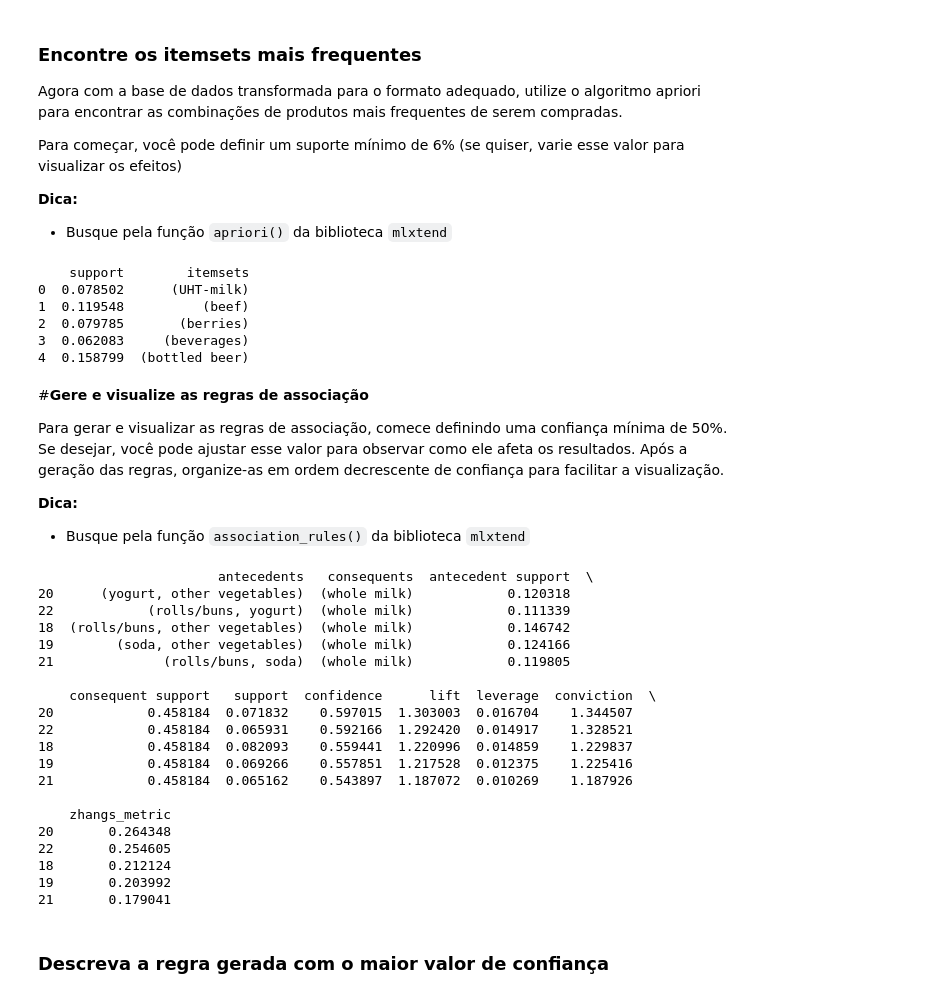
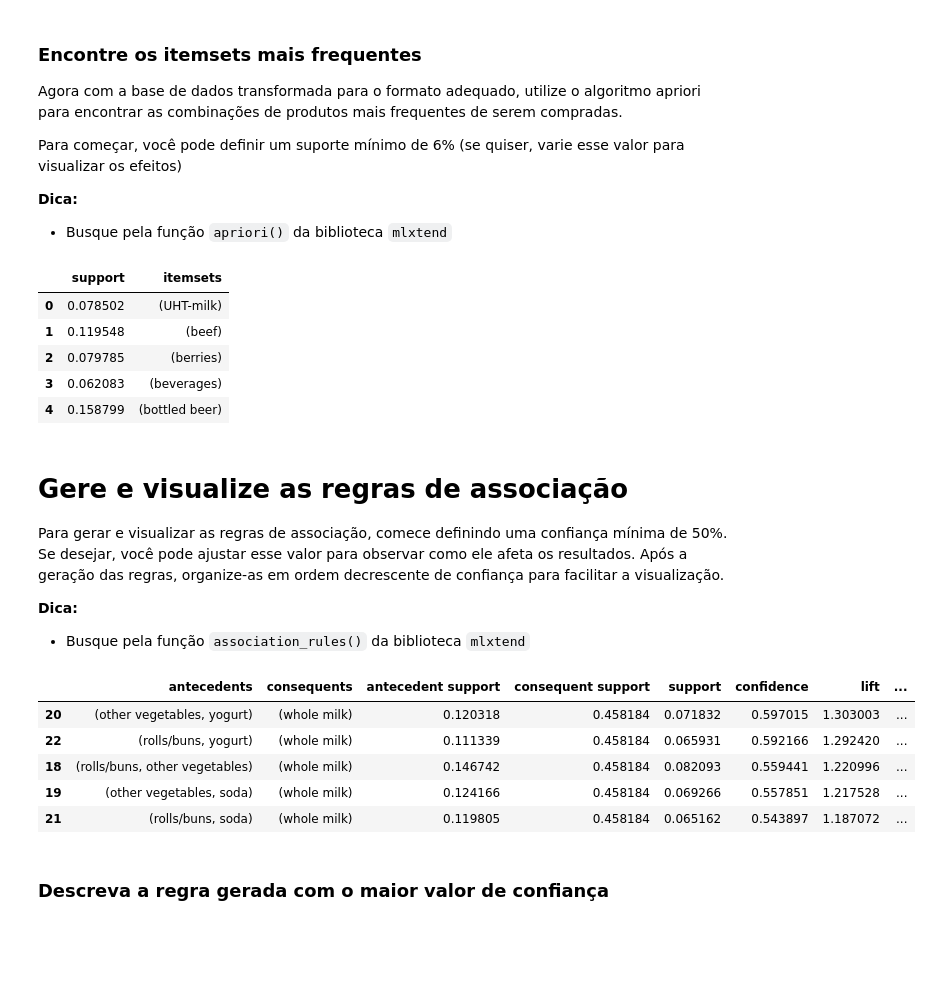
Before and after one commit to Mr-Barros/ENG4502, a Jupyter notebook: Assignment4/Notebook_RegrasAssociação.ipynb, the cells around one changed output. Drawn from its saved outputs; the diff is of its cells as text; code cells hidden in the pictures; blank space fills up the shorter version.

```diff
--- a/Assignment4/Notebook_RegrasAssociação.ipynb
+++ b/Assignment4/Notebook_RegrasAssociação.ipynb
@@ -123,16 +120,16 @@ Para começar, você pode definir um suporte mínimo de 6% (se quiser, varie ess
 # %%
 frequent_itemsets = apriori(df_binary, min_support=0.06, use_colnames=True)
 
-print(frequent_itemsets.head())
+frequent_itemsets.head()
 # %% [output]
-    support        itemsets
-0  0.078502      (UHT-milk)
-1  0.119548          (beef)
-2  0.079785       (berries)
-3  0.062083     (beverages)
-4  0.158799  (bottled beer)
+|  | support | itemsets |
+| 0 | 0.078502 | (UHT-milk) |
+| 1 | 0.119548 | (beef) |
+| 2 | 0.079785 | (berries) |
+| 3 | 0.062083 | (beverages) |
+| 4 | 0.158799 | (bottled beer) |
 # %% [markdown]
-#**Gere e visualize as regras de associação**
+# **Gere e visualize as regras de associação**
 
 Para gerar e visualizar as regras de associação, comece definindo uma confiança mínima de 50%. Se desejar, você pode ajustar esse valor para observar como ele afeta os resultados. Após a geração das regras, organize-as em ordem decrescente de confiança para facilitar a visualização.
 
@@ -142,30 +139,16 @@ Para gerar e visualizar as regras de associação, comece definindo uma confian
 # %%
 rules = association_rules(frequent_itemsets, metric="confidence", min_threshold=0.5)
 
 rules_sorted = rules.sort_values(by="confidence", ascending=False)
 
-print(rules_sorted.head())
+rules_sorted.head()
 # %% [output]
-                       antecedents   consequents  antecedent support  \
-20      (yogurt, other vegetables)  (whole milk)            0.120318
-22            (rolls/buns, yogurt)  (whole milk)            0.111339
-18  (rolls/buns, other vegetables)  (whole milk)            0.146742
-19        (soda, other vegetables)  (whole milk)            0.124166
-21              (rolls/buns, soda)  (whole milk)            0.119805
-
-    consequent support   support  confidence      lift  leverage  conviction  \
-20            0.458184  0.071832    0.597015  1.303003  0.016704    1.344507
-22            0.458184  0.065931    0.592166  1.292420  0.014917    1.328521
-18            0.458184  0.082093    0.559441  1.220996  0.014859    1.229837
-19            0.458184  0.069266    0.557851  1.217528  0.012375    1.225416
-21            0.458184  0.065162    0.543897  1.187072  0.010269    1.187926
-
-    zhangs_metric
-20       0.264348
-22       0.254605
-18       0.212124
-19       0.203992
-21       0.179041
+|  | antecedents | consequents | antecedent support | consequent support | support | confidence | lift | ... |
+| 20 | (other vegetables, yogurt) | (whole milk) | 0.120318 | 0.458184 | 0.071832 | 0.597015 | 1.303003 | ... |
+| 22 | (rolls/buns, yogurt) | (whole milk) | 0.111339 | 0.458184 | 0.065931 | 0.592166 | 1.292420 | ... |
+| 18 | (rolls/buns, other vegetables) | (whole milk) | 0.146742 | 0.458184 | 0.082093 | 0.559441 | 1.220996 | ... |
+| 19 | (other vegetables, soda) | (whole milk) | 0.124166 | 0.458184 | 0.069266 | 0.557851 | 1.217528 | ... |
+| 21 | (rolls/buns, soda) | (whole milk) | 0.119805 | 0.458184 | 0.065162 | 0.543897 | 1.187072 | ... |
 # %% [markdown]
 ### **Descreva a regra gerada com o maior valor de confiança**
 # %% [markdown]
```
Also changed, not shown: parts of 6 cells of this notebook, 1 other file.
